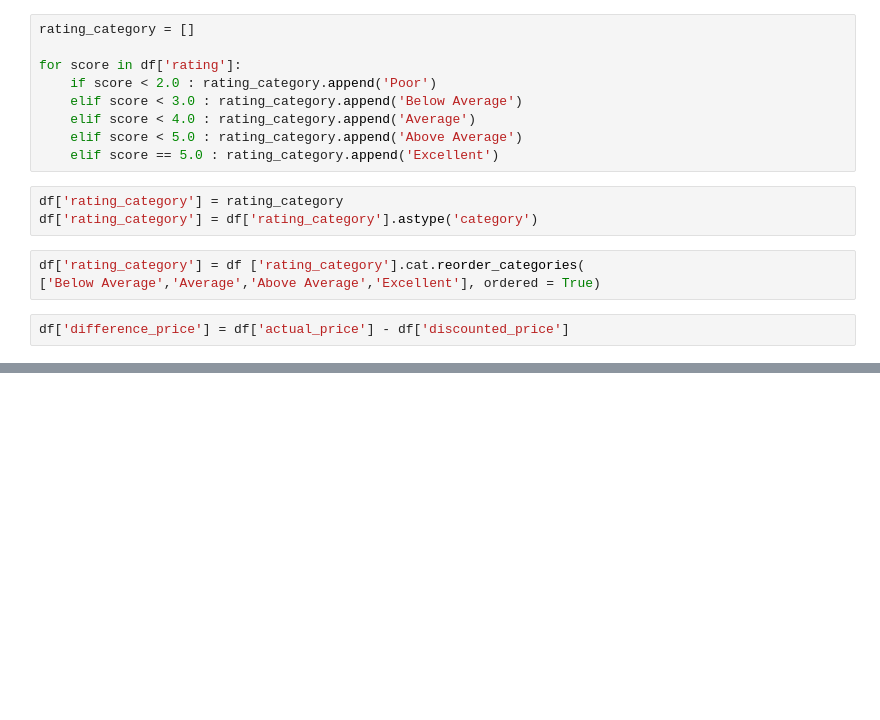
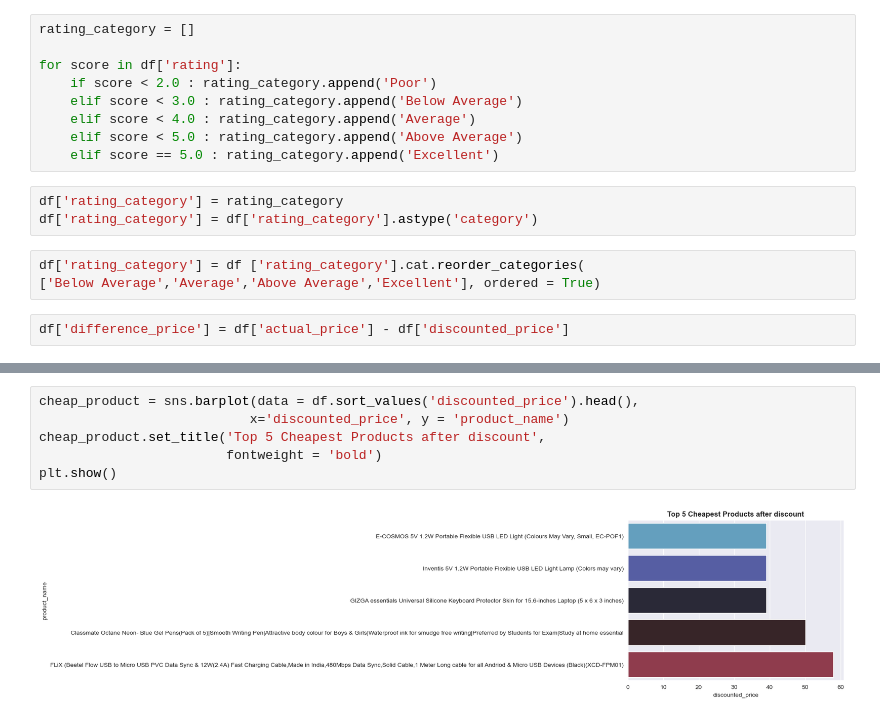
Before and after one commit to Bidkar2912/Amazon_Sales, a Jupyter notebook: Amazon_Sales_Analysis.ipynb, the cells around one changed output, grey strips where cells are left out. Drawn from its saved outputs; the diff is of its cells as text; blank space fills up the shorter version.

```diff
--- a/Amazon_Sales_Analysis.ipynb
+++ b/Amazon_Sales_Analysis.ipynb
@@ -430,0 +440,8 @@ sns.barplot(ax = ax[1], data=max_sub_products, x = 'counts', y='category_2')
+# %%
+cheap_product = sns.barplot(data = df.sort_values('discounted_price').head(),
+                           x='discounted_price', y = 'product_name')
+cheap_product.set_title('Top 5 Cheapest Products after discount',
+                        fontweight = 'bold')
+plt.show()
+# %% [output]
+[figure, added]
```
Also changed, not shown: parts of 28 cells of this notebook.
